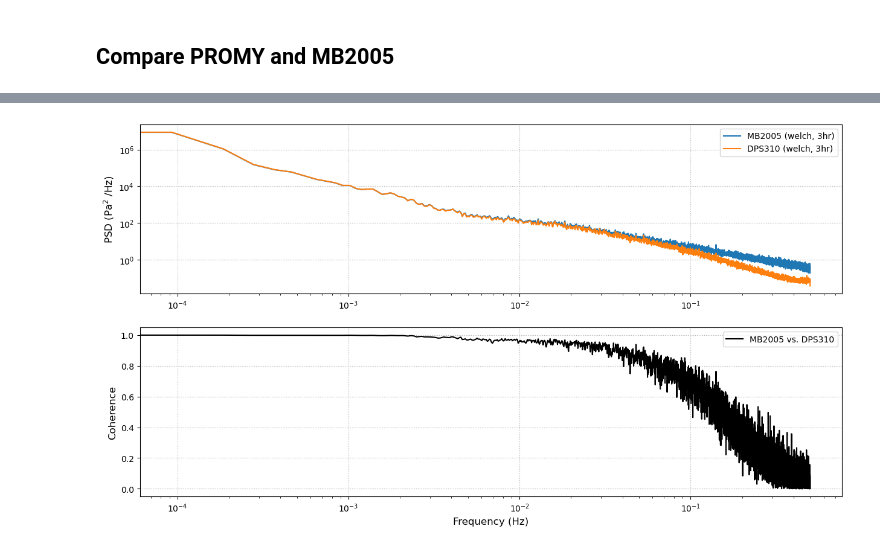
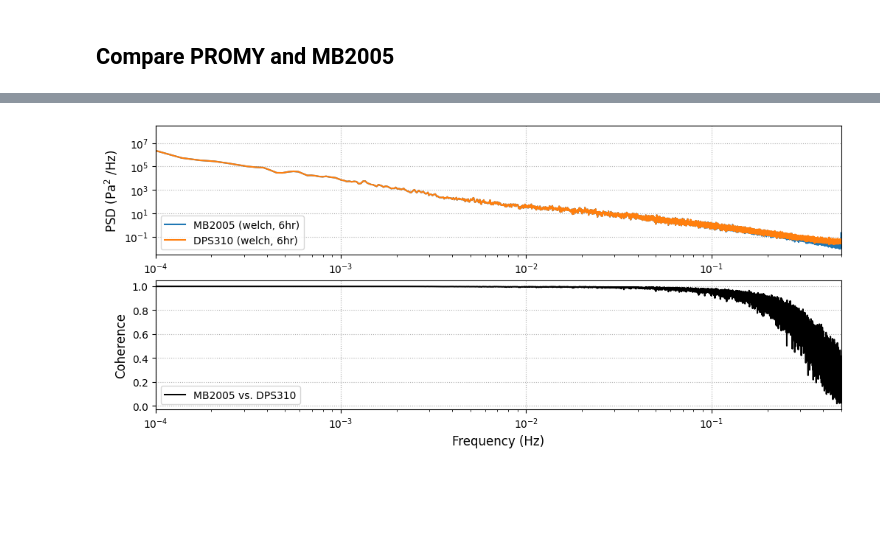
Before and after one commit to andbrocode/notebooks2, a Jupyter notebook: LowNoiseModel2/Baro_compare_sensors.ipynb, the cells around one changed output, grey strips where cells are left out. Saved outputs shown, nothing was run; the diff lists cells and outputs as text; code cells hidden in the pictures; blank space fills up the shorter version.

```diff
--- a/LowNoiseModel2/Baro_compare_sensors.ipynb
+++ b/LowNoiseModel2/Baro_compare_sensors.ipynb
@@ -150,6 +159,6 @@ def __makeplot():
     return fig
 
 
-fig = __makeplot();
+# fig = __makeplot();
 
-fig.savefig(path_to_figs+f"Compare_MB2005_DPS310_pressure_difference_vs_temperature.png", format="png", dpi=200, bbox_inches='tight')
+# fig.savefig(path_to_figs+f"Compare_MB2005_DPS310_pressure_difference_vs_temperature.png", format="png", dpi=200, bbox_inches='tight')
@@ -192,6 +199,7 @@ def __welch_psd(arr, dt, twin_sec=60):
                     window=win, noverlap=overlap,
                     nfft=nblock,
                     scaling="density",
-                    return_onesided=True)
+                    return_onesided=True
+                   )
 
     return ff, Pxx
@@ -198,52 +213,54 @@ def __welch_psd(arr, dt, twin_sec=60):
 # %%
+twin_sec = 8*3600
+
 f_mb2005, psd_mb2005 = __welch_psd(mb2005.select(channel="BDO")[0].data[10:-10],
                                    mb2005.select(channel="BDO")[0].stats.delta,
-                                   twin_sec=10800,
+                                   twin_sec=twin_sec,
                                    )
 
 f_dps310, psd_dps310 = __welch_psd(dps310.select(channel="LDI")[0].data[10:-10],
-                                     dps310.select(channel="LDI")[0].stats.delta,
-                                     twin_sec=10800,
-                                     )
+                                   dps310.select(channel="LDI")[0].stats.delta,
+                                   twin_sec=twin_sec,
+                                   )
 # %%
 from scipy.signal import coherence
 
 df = dps310.select(channel="LDI")[0].stats.sampling_rate
-nperseg = int(10800 * df)
+nperseg = int(twin_sec * df)
 noverlap = int(0.5*nperseg)
 
 f_coh, coh = coherence(mb2005.select(channel="BDO")[0].data[10:-10],
                        dps310.select(channel="LDI")[0].data[10:-10],
-                       fs = df, nperseg=nperseg, noverlap=noverlap)
+                       fs = df, nperseg=nperseg, noverlap=noverlap
+                      )
 # %%
 def __makeplot():
 
     Nrow, Ncol = 2, 1
 
     font = 12
 
-    fig, ax = plt.subplots(Nrow, Ncol, figsize=(15, 8))
+    fig, ax = plt.subplots(Nrow, Ncol, figsize=(12, 5))
 
-    ax[0].loglog(f_mb2005, psd_mb2005, label="MB2005 (welch, 3hr)")
-    ax[0].loglog(f_dps310, psd_dps310, label="DPS310 (welch, 3hr)")
+    ax[0].loglog(f_mb2005, psd_mb2005, label="MB2005 (welch, 6hr)")
+    ax[0].loglog(f_dps310, psd_dps310, label="DPS310 (welch, 6hr)")
 
     ax[1].semilogx(f_coh, coh, color="k", label="MB2005 vs. DPS310")
 
     for _n in range(Nrow):
         ax[_n].grid(ls=":", zorder=0)
-        ax[_n].legend(loc=1)
-
+        ax[_n].legend(loc=3)
+        ax[_n].set_xlim(1e-4, 5e-1)
 
     ax[0].set_ylabel("PSD (Pa$^2$ /Hz)", fontsize=font)
     ax[1].set_xlabel("Frequency (Hz)", fontsize=font)
     ax[1].set_ylabel("Coherence", fontsize=font)
 
     plt.show();
     return fig
 
-
 fig = __makeplot();
 
-fig.savefig(path_to_figs+f"Compare_MB2005_DPS310_PSD_Coherence.png", format="png", dpi=200, bbox_inches='tight')
+fig.savefig(path_to_figs+f"Compare_MB2005_DPS310_PSD_Coherence.png", format="png", dpi=150, bbox_inches='tight')
 # %% [output]
-[figure, old version]
+[figure, new version]
```
Also changed, not shown: parts of 11 cells of this notebook, 40 other files.
